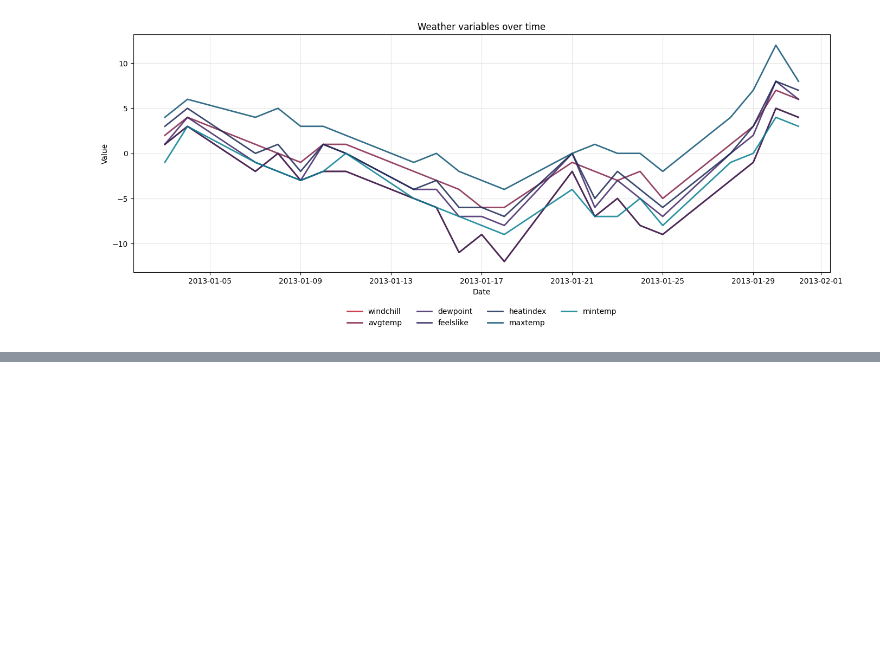
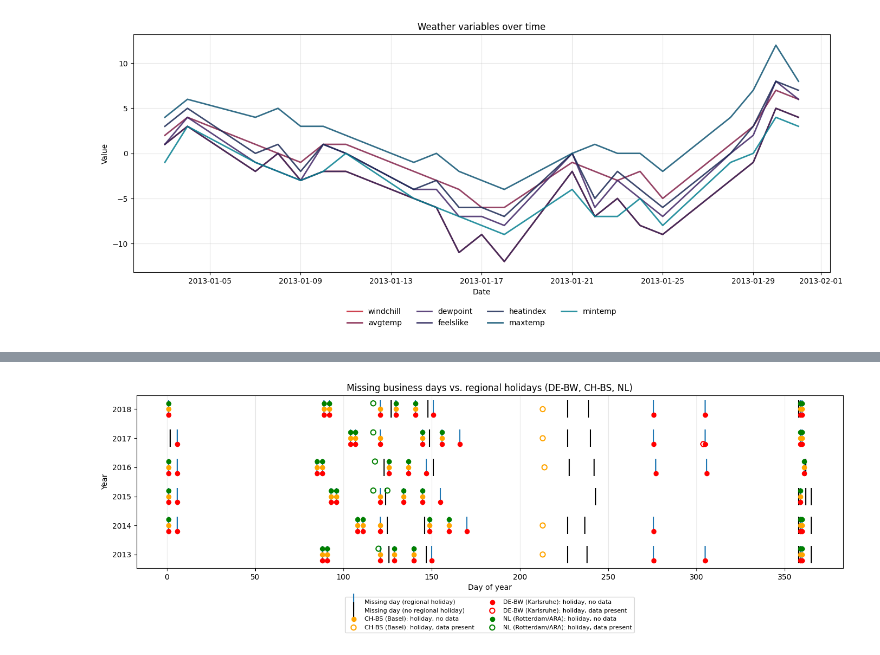
Before and after one commit to pejoCloser/Freight_Challenge, a Jupyter notebook: notebooks/01_eda_freight.ipynb, the cells around one changed output, grey strips where cells are left out. Drawn from its saved outputs; the diff is of its cells as text; code cells hidden in the pictures; blank space fills up the shorter version.

```diff
--- a/notebooks/01_eda_freight.ipynb
+++ b/notebooks/01_eda_freight.ipynb
@@ -845,0 +985,15 @@ display(table.sort_values('n_years', ascending=False))
+# %%
+# 2. The reverse check: regional holidays that fall on a business day
+#    but DO have data. If a region really drove the gaps, this should be ~0.
+rows = []
+for name, cal in calendars.items():
+    for d, label in sorted(cal.items()):
+        d = pd.Timestamp(d)
+        if d in expected:                        # weekday inside the data range
+            rows.append((name, d.date(), label, d not in set(missing)))
+chk = pd.DataFrame(rows, columns=["region", "date", "holiday", "has_data"])
+
+print(chk.groupby("region").agg(
+    weekday_holidays=("date", "size"),
+    with_data=("has_data", "sum")))
+print(chk[chk.has_data].to_string(index=False))   # holidays with prices anyway
@@ -845,0 +1019,43 @@ display(table.sort_values('n_years', ascending=False))
+# %%
+import matplotlib.pyplot as plt
+
+colors  = {"DE-BW (Karlsruhe)": "red",
+           "CH-BS (Basel)":     "orange",
+           "NL (Rotterdam/ARA)": "green"}
+offsets = {"DE-BW (Karlsruhe)": -0.20,
+           "CH-BS (Basel)":      0.00,
+           "NL (Rotterdam/ARA)": 0.20}
+
+res["year"] = res.date.dt.year
+explained   = res[res.any_region]
+unexplained = res[~res.any_region]
+
+fig, ax = plt.subplots(figsize=(14, 5))
+
+# Missing business days: blue = matches a regional holiday, black = matches none
+ax.scatter(explained.date.dt.dayofyear, explained.year,
+           marker="|", s=500, color="tab:blue", label="Missing day (regional holiday)", zorder=2)
+ax.scatter(unexplained.date.dt.dayofyear, unexplained.year,
+           marker="|", s=500, color="black", label="Missing day (no regional holiday)", zorder=2)
+
+# Regional holidays that fall on a business day in the data range
+for region, g in chk.groupby("region"):
+    g = g.assign(date=pd.to_datetime(g.date))
+    has, no = g[g.has_data], g[~g.has_data]
+    y_off = lambda s: s.date.dt.year + offsets[region]
+    ax.scatter(no.date.dt.dayofyear,  y_off(no),  marker="o", s=35,
+               color=colors[region], label=f"{region}: holiday, no data", zorder=3)
+    ax.scatter(has.date.dt.dayofyear, y_off(has), marker="o", s=45,
+               facecolors="none", edgecolors=colors[region], linewidths=1.5,
+               label=f"{region}: holiday, data present", zorder=3)
+
+ax.set_xlabel("Day of year")
+ax.set_ylabel("Year")
+ax.set_yticks(range(2013, 2019))
+ax.set_title("Missing business days vs. regional holidays (DE-BW, CH-BS, NL)")
+ax.grid(axis="x", alpha=0.3)
+ax.legend(loc="upper center", bbox_to_anchor=(0.5, -0.15), ncol=2, fontsize=8)
+plt.tight_layout()
+plt.show()
+# %% [output]
+[figure, added]
```
Also changed, not shown: parts of 11 cells of this notebook, 1 other file.
